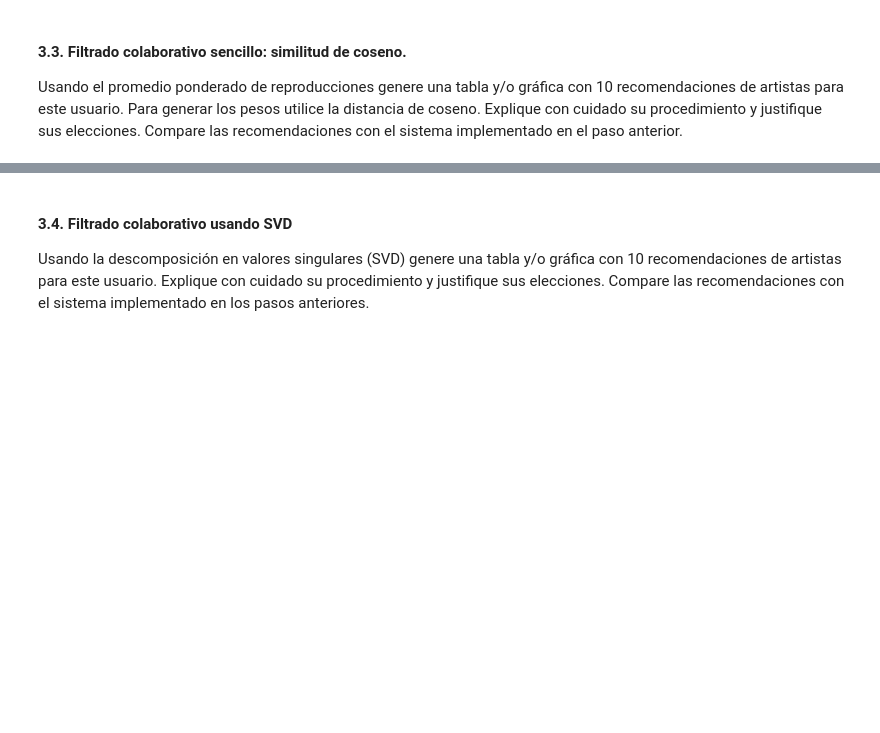
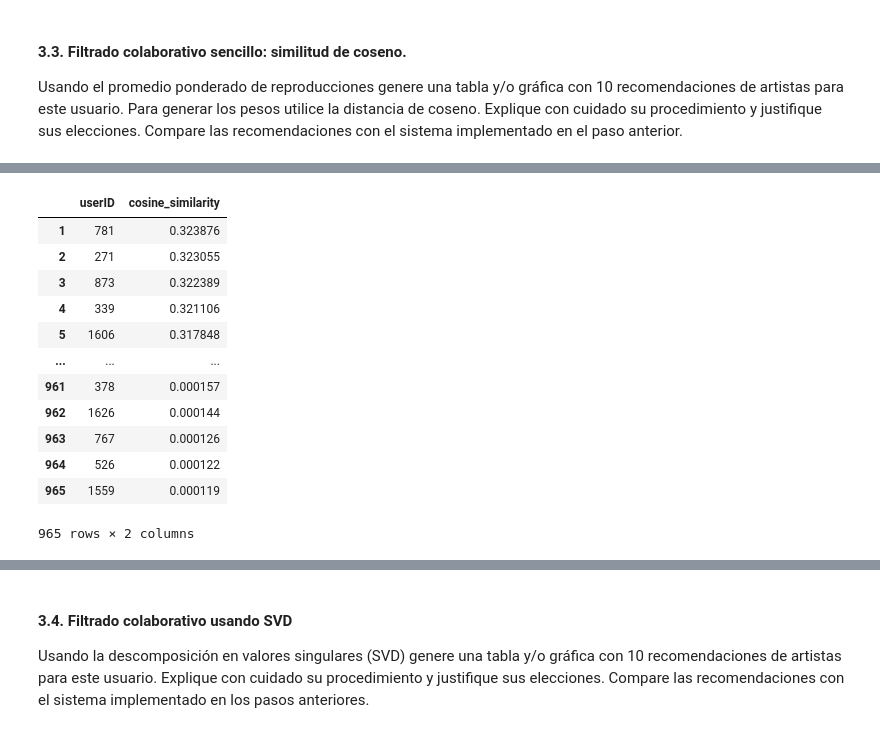
Before and after one commit to dayroncj/Unsupervised, a Jupyter notebook: S5_LC_Taller_Colab.ipynb, the cells around one changed output, grey strips where cells are left out. Drawn from its saved outputs; the diff is of its cells as text; code cells hidden in the pictures; blank space fills up the shorter version.

```diff
--- a/S5_LC_Taller_Colab.ipynb
+++ b/S5_LC_Taller_Colab.ipynb
@@ -264,0 +297,19 @@ Usando el promedio ponderado de reproducciones genere una tabla y/o gráfica  co
+# %%
+# Identificamos los usuarios más parecidos al usuario 8, excluyendo él mismo.
+similar_users = cosine_sim[8].sort_values(ascending=False).reset_index().rename(columns={8: 'cosine_similarity'})
+similar_users = similar_users[(similar_users['cosine_similarity'] > 0) & (similar_users['cosine_similarity'] < 1 - 1e-5)]
+similar_users
+# %% [output]
+|  | userID | cosine_similarity |
+| 1 | 781 | 0.323876 |
+| 2 | 271 | 0.323055 |
+| 3 | 873 | 0.322389 |
+| 4 | 339 | 0.321106 |
+| 5 | 1606 | 0.317848 |
+| ... | ... | ... |
+| 961 | 378 | 0.000157 |
+| 962 | 1626 | 0.000144 |
+| 963 | 767 | 0.000126 |
+| 964 | 526 | 0.000122 |
+| 965 | 1559 | 0.000119 |
+965 rows × 2 columns
```
Also changed, not shown: parts of 6 cells of this notebook.
